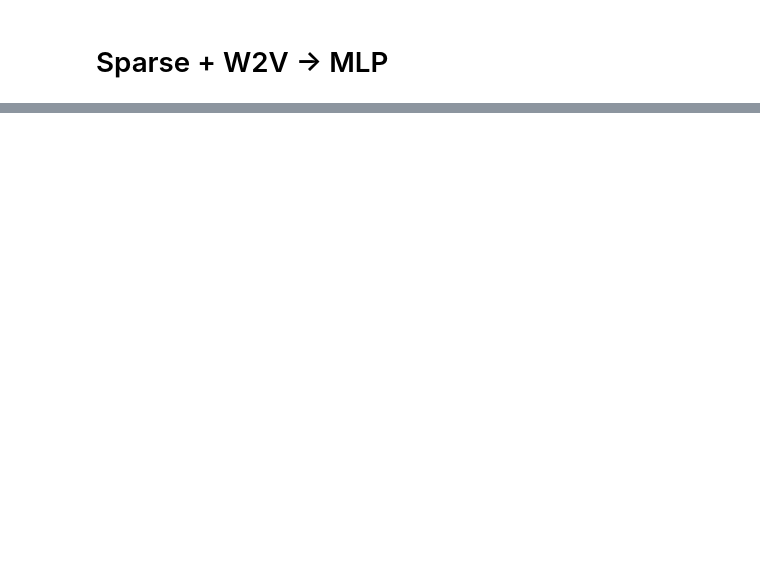
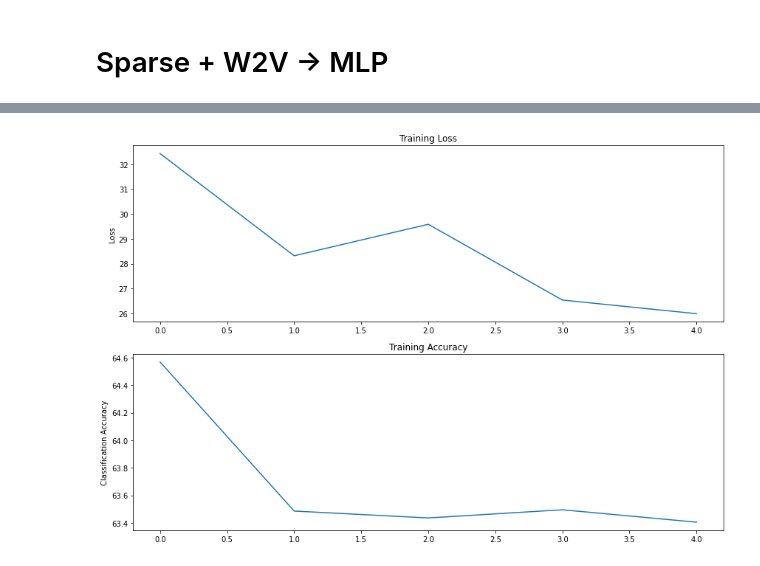
Before and after one commit to zzunebye/Capstone-code-data, a Jupyter notebook: COPY_CLF_SPARSE_MLP.ipynb, the cells around one changed output, grey strips where cells are left out. Cells and saved outputs as stored; diff of their text form; code cells hidden in the pictures; blank space fills up the shorter version.

Commit message:
CLF SPARSE MLP

```diff
--- a/COPY_CLF_SPARSE_MLP.ipynb
+++ b/COPY_CLF_SPARSE_MLP.ipynb
@@ -1152,0 +942,30 @@ plt.show()
+# %%
+class BERT_sparse_net(nn.Module):
+    def __init__(self):
+        super(BERT_sparse_net, self).__init__() # 1*20
+        self.fc1 = nn.Linear(795, 64, bias=True) # 420
+        self.fc2 = nn.Linear(64, 8)
+        self.fc3 = nn.Linear(8, 1)
+
+        self.drop_3 = nn.Dropout(0.3)
+        self.drop_4 = nn.Dropout(0.4)
+        self.drop_2 = nn.Dropout(0.2)
+
+    def forward(self, x):
+        x = self.drop_2(F.elu(self.fc1(x)))
+        x = self.drop_2(F.elu(self.fc2(x)))
+        x = self.fc3(x)
+        return x
+# %%
+model_bertsparse = BERT_sparse_net()
+
+criterion = nn.BCEWithLogitsLoss()
+# optimizer = optim.SGD(model.parameters(), lr=0.001, momentum=0.9)
+optimizer = optim.Adam(model_bertsparse.parameters(), lr=1e-5, weight_decay=1e-6)
+scheduler = lr_scheduler.ExponentialLR(optimizer, gamma= 0.99)
+train_loss = []
+train_accuracy = []
+
+PATH = "./Model/state_dict_bert_sparse_model.pt"
+# %%
+train_accuracy, train_loss = train(model=model_bertsparse, num_epochs=40, criterion=criterion, optimizer=optimizer, train_loader=train_dataloader, test_loader=test_dataloader, PATH=PATH)
@@ -1152,0 +981,14 @@ plt.show()
+# %%
+fig, ax = plt.subplots(2, 1, figsize=(12,8))
+ax[0].plot(train_loss[:])
+ax[0].set_ylabel('Loss')
+ax[0].set_title('Training Loss')
+
+ax[1].plot(train_accuracy[:])
+ax[1].set_ylabel('Classification Accuracy')
+ax[1].set_title('Training Accuracy')
+
+plt.tight_layout()
+plt.show()
+# %% [output]
+[figure, added]
```
Also changed, not shown: parts of 36 cells of this notebook, 2 other files.
